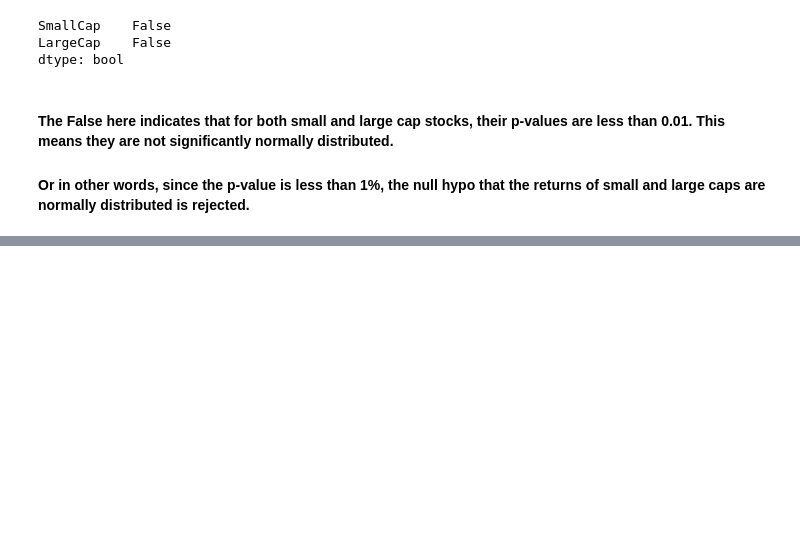
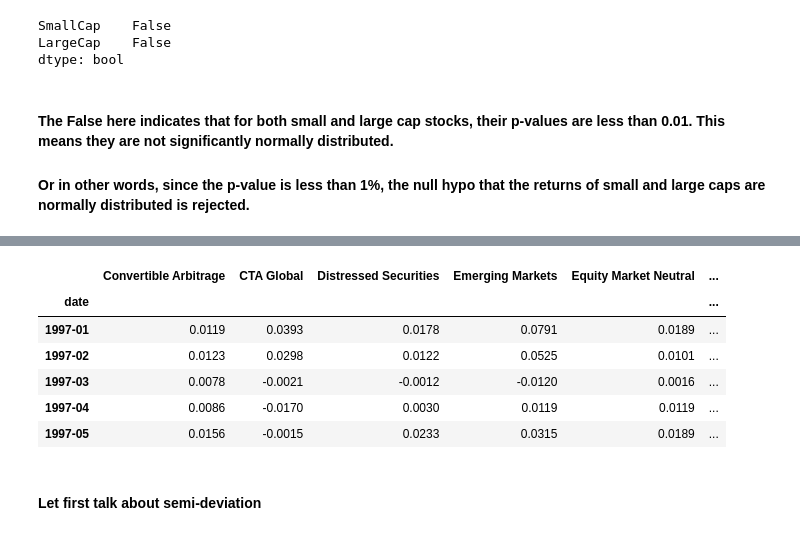
Before and after one commit to biv-neupane7/Investment-management-with-python, a Jupyter notebook: Deviations from Normality Week 1.ipynb, the cells around one changed output, grey strips where cells are left out. Saved outputs shown, nothing was run; the diff lists cells and outputs as text; code cells hidden in the pictures; blank space fills up the shorter version.

```diff
--- a/Deviations from Normality Week 1.ipynb
+++ b/Deviations from Normality Week 1.ipynb
@@ -266,0 +281,13 @@ dtype: bool
+# %%
+hfi=ak.get_hfi_returns()
+hfi.head()
+# %% [output]
+|  | Convertible Arbitrage | CTA Global | Distressed Securities | Emerging Markets | Equity Market Neutral | ... |
+| date |  |  |  |  |  | ... |
+| 1997-01 | 0.0119 | 0.0393 | 0.0178 | 0.0791 | 0.0189 | ... |
+| 1997-02 | 0.0123 | 0.0298 | 0.0122 | 0.0525 | 0.0101 | ... |
+| 1997-03 | 0.0078 | -0.0021 | -0.0012 | -0.0120 | 0.0016 | ... |
+| 1997-04 | 0.0086 | -0.0170 | 0.0030 | 0.0119 | 0.0119 | ... |
+| 1997-05 | 0.0156 | -0.0015 | 0.0233 | 0.0315 | 0.0189 | ... |
+# %% [markdown]
+#### Let first talk about semi-deviation
```
Also changed, not shown: parts of 43 cells of this notebook.
